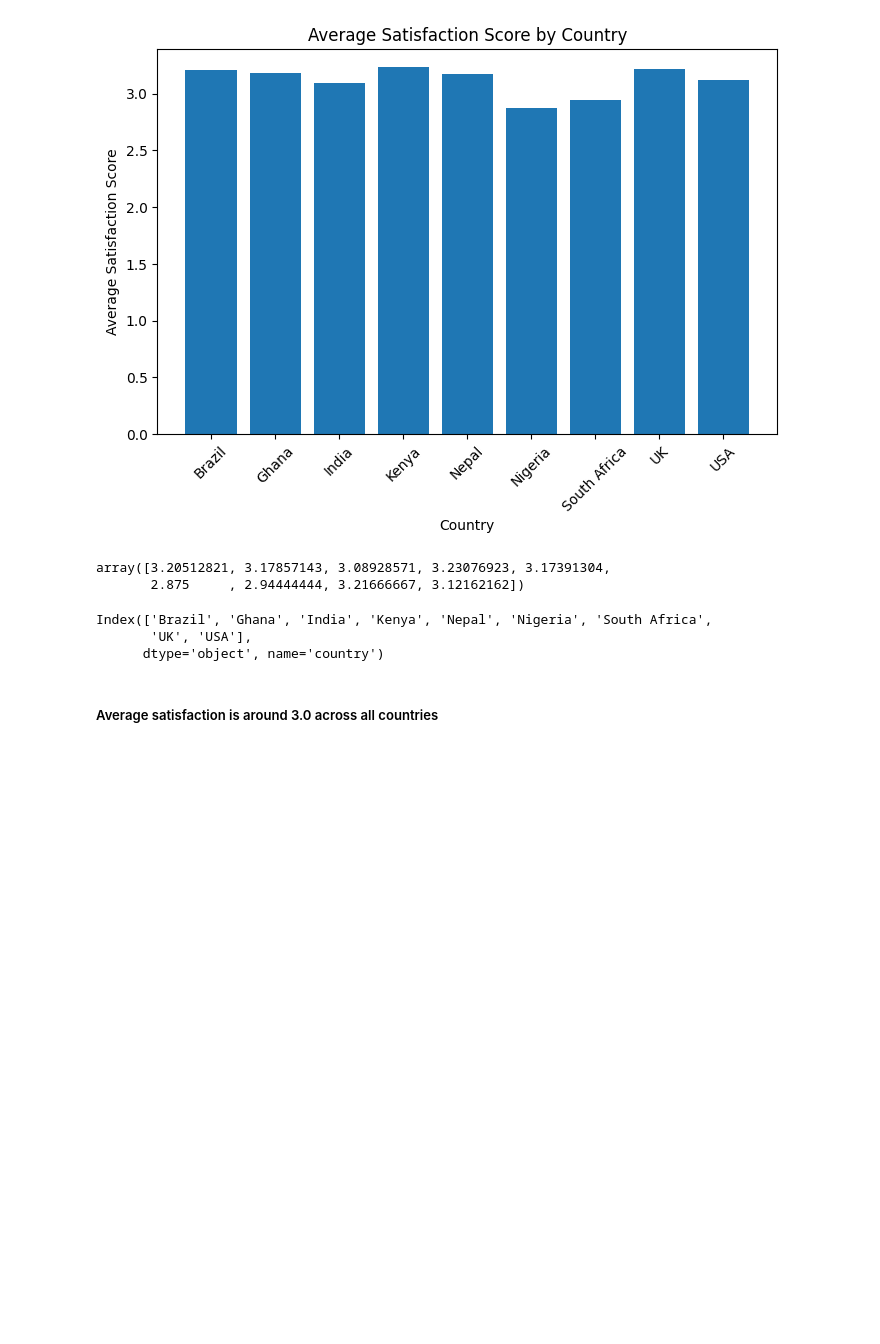
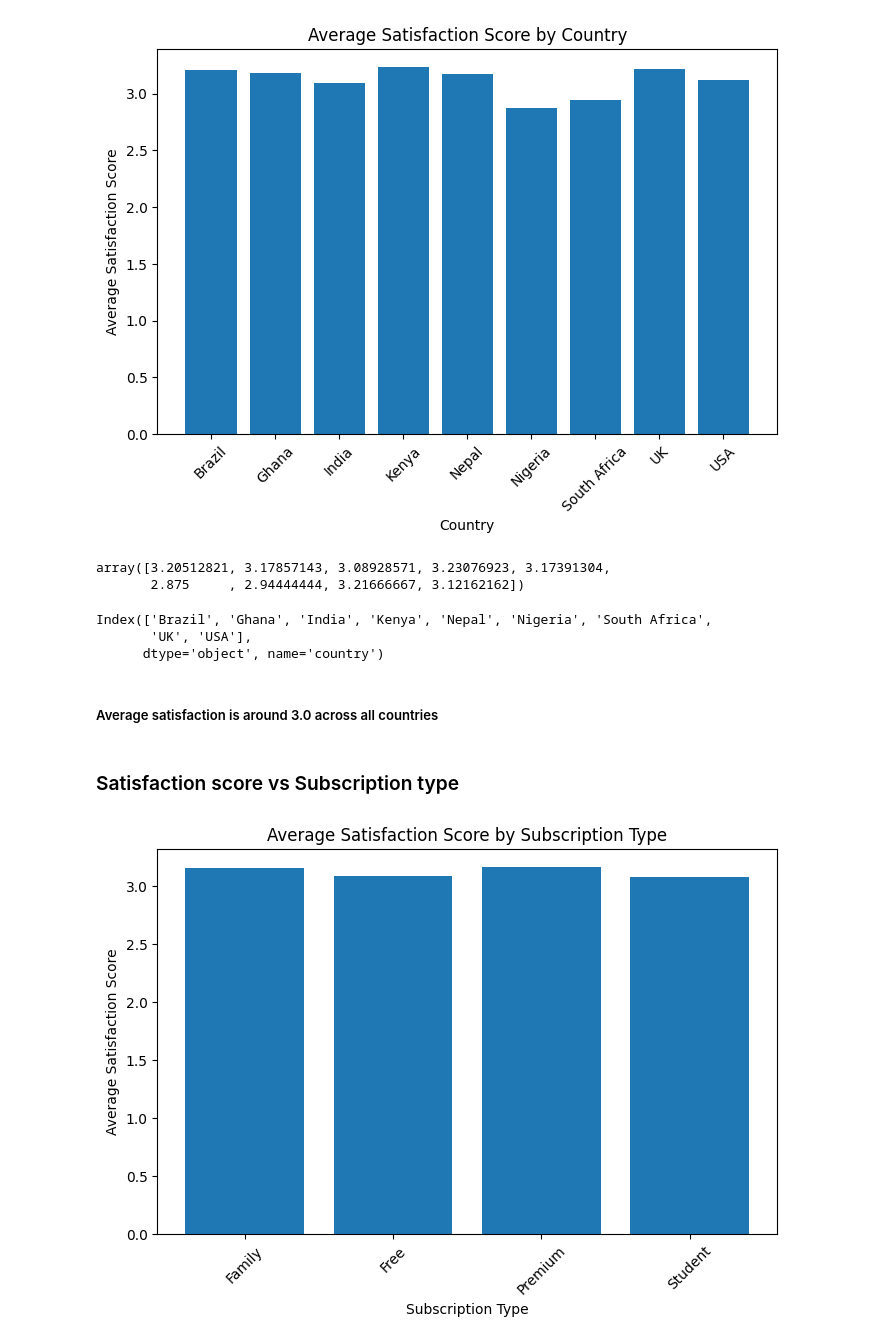
Before and after one commit to ice-alt/PortfolioProjects, a Jupyter notebook: DataWave Music/DataWave_Music_Analysis.ipynb, the cells around one changed output. Cells and saved outputs as stored; diff of their text form; code cells hidden in the pictures; blank space fills up the shorter version.

Commit message:
satisfaction vs subscription type

```diff
--- a/DataWave Music/DataWave_Music_Analysis.ipynb
+++ b/DataWave Music/DataWave_Music_Analysis.ipynb
@@ -727,3 +727,20 @@ Index(['Brazil', 'Ghana', 'India', 'Kenya', 'Nepal', 'Nigeria', 'South Africa',
       dtype='object', name='country')
 # %% [markdown]
 ##### Average satisfaction is around 3.0 across all countries
+# %% [markdown]
+### Satisfaction score vs Subscription type
+# %%
+
+mean_satisfaction_scores = cleaned_datawave_df.groupby('subscription_type')['satisfaction_score'].mean()
+
+plt.figure(figsize=(8,5))
+plt.bar(mean_satisfaction_scores.index, mean_satisfaction_scores.values)
+
+plt.xlabel("Subscription Type")
+plt.ylabel("Average Satisfaction Score")
+plt.title("Average Satisfaction Score by Subscription Type")
+plt.xticks(rotation=45)
+
+plt.show()
+# %% [output]
+[figure, added]
```
